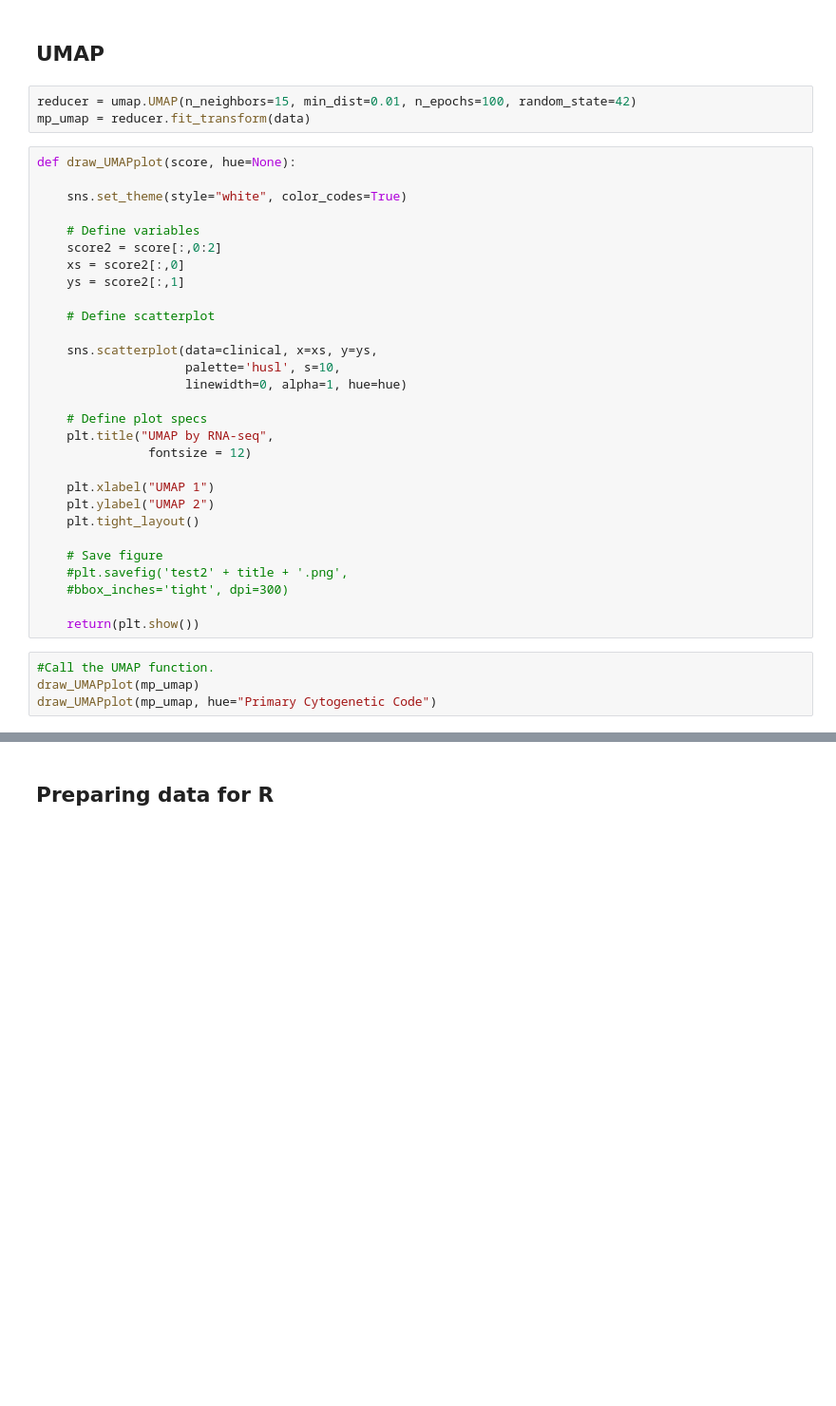
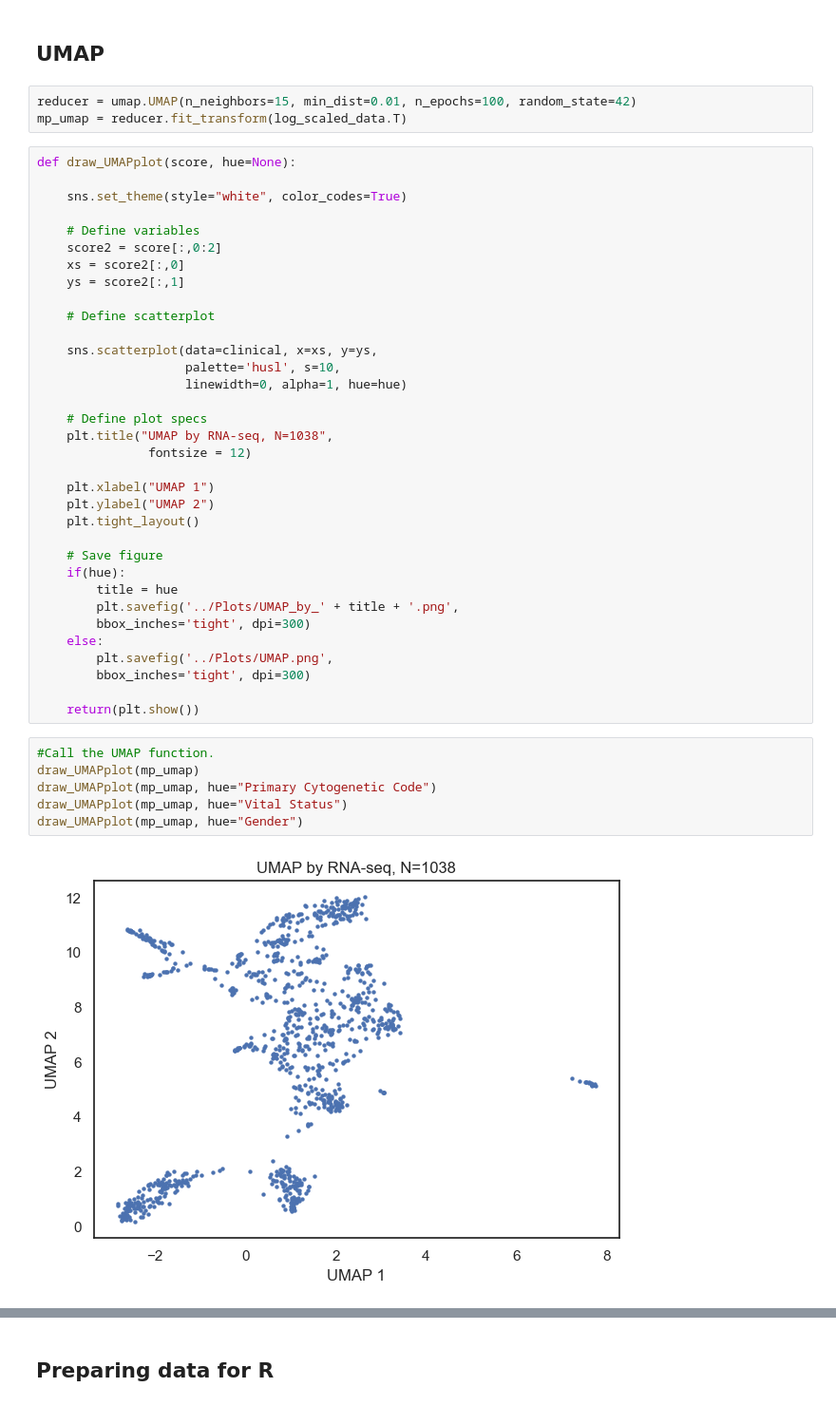
Before and after one commit to sckaff/pediatric-aml-analysis, a Jupyter notebook: Code/Assignment_2.ipynb, the cells around one changed output, grey strips where cells are left out. Shown at 95% size. Drawn from its saved outputs; the diff is of its cells as text; blank space fills up the shorter version.

```diff
--- a/Code/Assignment_2.ipynb
+++ b/Code/Assignment_2.ipynb
@@ -237,7 +219,7 @@ draw_PCAplot(data_PCs, hue="Primary Cytogenetic Code")
 ## UMAP
 # %%
 reducer = umap.UMAP(n_neighbors=15, min_dist=0.01, n_epochs=100, random_state=42)
-mp_umap = reducer.fit_transform(data)
+mp_umap = reducer.fit_transform(log_scaled_data.T)
 # %%
 def draw_UMAPplot(score, hue=None):
 
@@ -255,7 +237,7 @@ def draw_UMAPplot(score, hue=None):
                     linewidth=0, alpha=1, hue=hue)
 
     # Define plot specs
-    plt.title("UMAP by RNA-seq",
+    plt.title("UMAP by RNA-seq, N=1038",
                fontsize = 12)
 
     plt.xlabel("UMAP 1")
@@ -263,11 +245,20 @@ def draw_UMAPplot(score, hue=None):
     plt.tight_layout()
 
     # Save figure
-    #plt.savefig('test2' + title + '.png',
-    #bbox_inches='tight', dpi=300)
+    if(hue):
+        title = hue
+        plt.savefig('../Plots/UMAP_by_' + title + '.png',
+        bbox_inches='tight', dpi=300)
+    else:
+        plt.savefig('../Plots/UMAP.png',
+        bbox_inches='tight', dpi=300)
 
     return(plt.show())
 # %%
 #Call the UMAP function.
 draw_UMAPplot(mp_umap)
 draw_UMAPplot(mp_umap, hue="Primary Cytogenetic Code")
+draw_UMAPplot(mp_umap, hue="Vital Status")
+draw_UMAPplot(mp_umap, hue="Gender")
+# %% [output]
+[figure, added]
```
Also changed, not shown: parts of 12 cells of this notebook, 9 other files.
